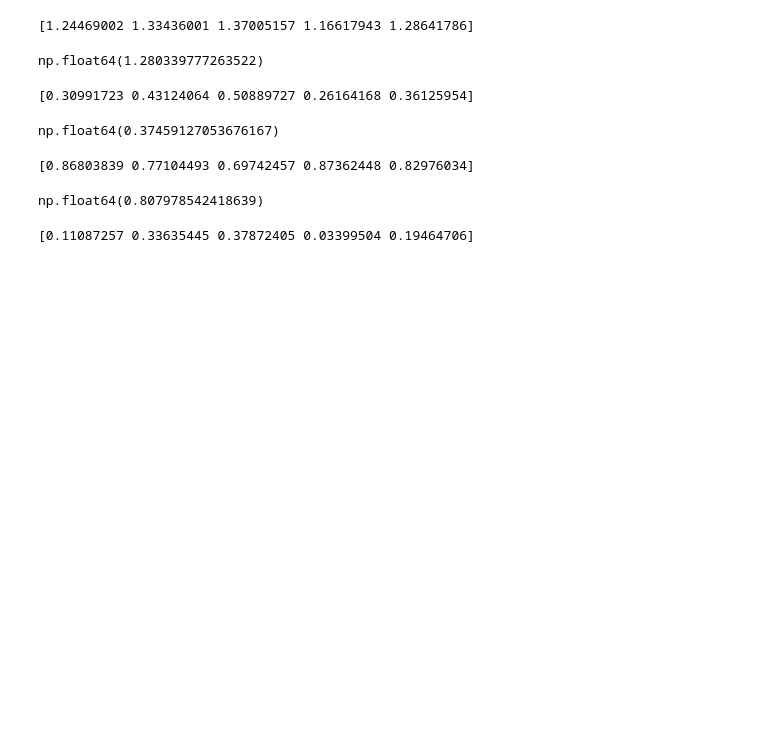
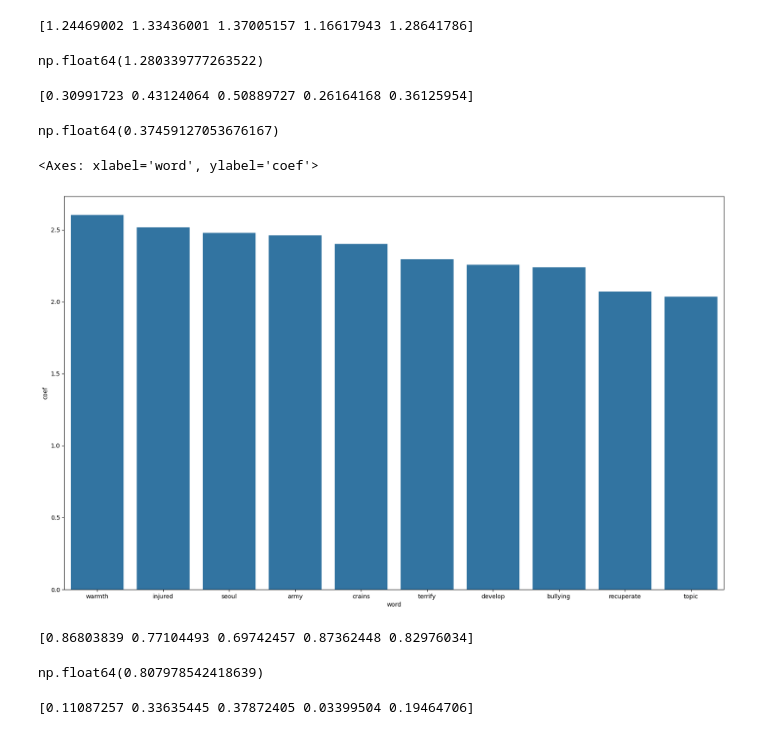
Before and after one commit to anthonybrown0528/csc-442-course-project, a Jupyter notebook: notebook/hw7/model_comparison_description_score_prediction.ipynb, the cells around one changed output. Saved outputs shown, nothing was run; the diff lists cells and outputs as text; code cells hidden in the pictures; blank space fills up the shorter version.

Commit message:
Plot significant words in best-performing description-to-score model

```diff
--- a/notebook/hw7/model_comparison_description_score_prediction.ipynb
+++ b/notebook/hw7/model_comparison_description_score_prediction.ipynb
@@ -312,6 +312,25 @@ cv_scores.mean()
 # %% [output]
 [0.30991723 0.43124064 0.50889727 0.26164168 0.36125954]
 np.float64(0.37459127053676167)
+# %%
+import seaborn as sns
+import matplotlib.pyplot as plt
+
+coefficients = genre_weights_score_pipeline['regressor'].coef_
+words = genre_weights_score_pipeline['vectorizer'].get_feature_names_out()
+
+results_df = {
+    'coef': coefficients,
+    'word': words
+}
+results_df = pd.DataFrame(results_df)
+significant_words = results_df.sort_values(by='coef', ascending=False).iloc[:10]
+
+plt.figure(figsize=(20,12))  # set plot size (denoted in inches) Source: https://stackoverflow.com/questions/59447378/sklearn-plot-tree-plot-is-too-small
+sns.barplot(significant_words, x='word', y='coef')
+# %% [output]
+<Axes: xlabel='word', ylabel='coef'>
+[figure, added]
 # %%
 print(errors)
 errors.mean()
```
